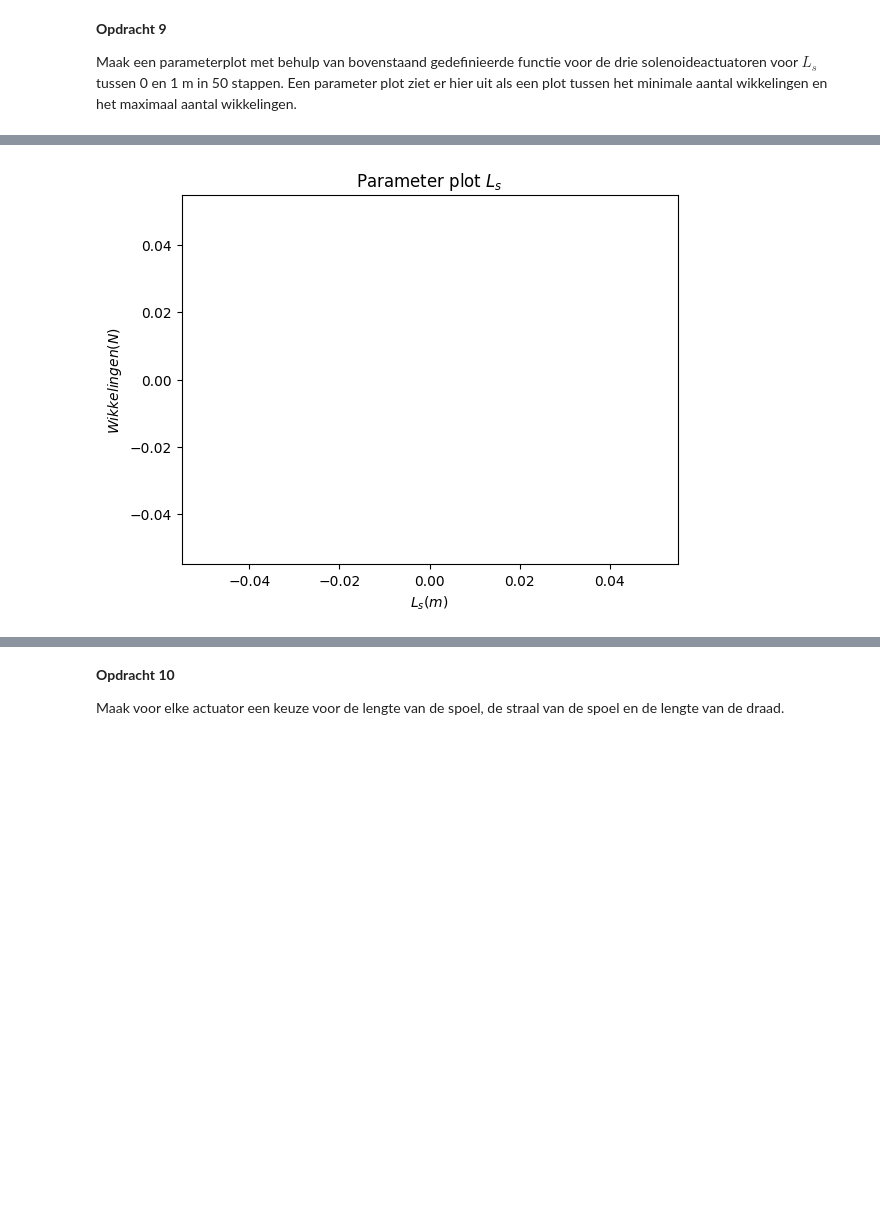
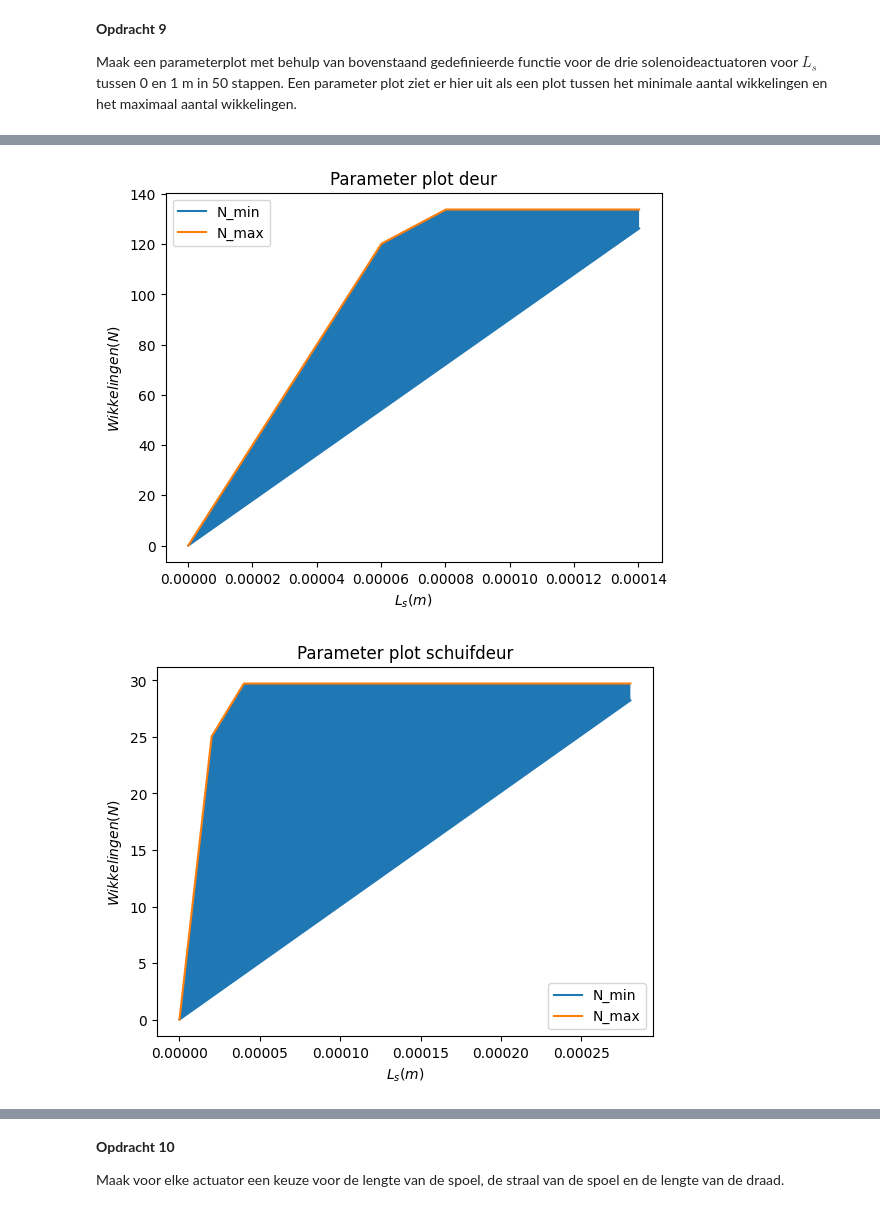
Before and after one commit to sjiemen/DEF_opdrachten_fork, a Jupyter notebook: DigitaleOntwerpopdrachten/2KrachtactuatorOpdracht/2KrachtactuatorOpdracht/KrachtactuatorOpdracht.ipynb, the cells around one changed output, grey strips where cells are left out. Saved outputs shown, nothing was run; the diff lists cells and outputs as text; code cells hidden in the pictures; blank space fills up the shorter version.

```diff
--- a/DigitaleOntwerpopdrachten/2KrachtactuatorOpdracht/2KrachtactuatorOpdracht/KrachtactuatorOpdracht.ipynb
+++ b/DigitaleOntwerpopdrachten/2KrachtactuatorOpdracht/2KrachtactuatorOpdracht/KrachtactuatorOpdracht.ipynb
@@ -160,11 +160,10 @@ Het maximum aantal wikkelingen is de kleinste van voorwaarde 2) en 3). Geef een
 Plaats hier een png met jullie eventuele analytische afleiding.
 # %%
 ### BEGIN SOLUTION
-def aantal_wikkelingen(L_s,r_s,r_d,F,mu,I,L_draad):
+def aantal_wikkelingen(L_s,r_s,r_d,F,I,L_draad):
     # Voeg hieronder de formules voor het maximum en minimum aantal wikkelingen.
-    N_min = (L_s / (r_s*I))*np.sqrt((2*F)/(np.pi*(mu-mu_0)))
-
-    N_max_1 = L_s / (2*r_d)
+    N_min = np.sqrt((2*F*L_s**2)/(I**2*np.pi*mu_0*r_s**2))
+    N_max_1 = (L_s / (2*r_d))*(r_s/r_d)
     N_max_2 = L_draad / (2*np.pi*r_s)
 
     N_max = min(N_max_1,N_max_2)
@@ -172,7 +171,6 @@ def aantal_wikkelingen(L_s,r_s,r_d,F,mu,I,L_draad):
         print('The design with L_s=%.2f m has no workable solution'%L_s)
         N_min = np.nan
         N_max = np.nan
-        N_max = min(N_max_1,N_max_2)
     return N_min, N_max
 # %% [markdown]
 Een parameter plot geeft ons inzicht in de haalbaarheid van het idee. In dit geval willen we kijken naar het mogelijke aantal wikkelingen en de lengte van onze solenoide. Hieronder staat een voorbeeld van code die een voorbeeld plot creëert met minimale eis $y=x$ en de maximale eis $y=2x$.
@@ -194,9 +192,21 @@ plt.show()
 
 Maak een parameterplot met behulp van bovenstaand gedefinieerde functie voor de drie solenoideactuatoren voor $L_s$ tussen 0 en 1 m in 50 stappen. Een parameter plot ziet er hier uit als een plot tussen het minimale aantal wikkelingen en het maximaal aantal wikkelingen.
 # %%
-# batterij
-mu_r = 1000*mu_0
-Ls = np.linspace(0.001,1,50)
+# parameters
+r_s_deur = 0.01
+r_d_deur = 0.0001 / 2
+I_deur = 0.5
+
+r_s_schuifdeur = 0.025
+r_d_schuifdeur = 0.0002 / 2
+I_schuifdeur = 2
+
+r_s_kat = 0.01
+r_d_kat = 0.0002 / 2
+I_kat = 2
+
+
+Ls = np.linspace(0,0.01,500)
 ##N_min, N_max = aantal_wikkelingen(L_s,0.01,0.0001,40,10000*mu_0,0.5,8.41)
 Nmin_deur = []
 Nmax_deur = []
@@ -209,28 +219,56 @@ Nmax_kat = []
 
 for L_s in Ls:
     #deur
-    N_min, N_max = aantal_wikkelingen(L_s, 0.01 ,0.0001, 40, mu_r , 0.5, 8.41)
+    N_min, N_max = aantal_wikkelingen(L_s, r_s_deur ,r_d_deur, 40, I_deur, 8.41)
     Nmin_deur.append(N_min)
     Nmax_deur.append(N_max)
 
     #hond
-    N_min, N_max = aantal_wikkelingen(L_s, 0.025, 0.0002, 50, mu_r, 2, 4.67)
+    N_min, N_max = aantal_wikkelingen(L_s, r_s_schuifdeur, r_d_schuifdeur, 50, I_schuifdeur, 4.67)
     Nmin_schuifdeur.append(N_min)
     Nmax_schuifdeur.append(N_max)
 
     #was
-    N_min, N_max = aantal_wikkelingen(L_s, 0.01, 0.0002, 1, mu_r, 2, 4.67)
+    N_min, N_max = aantal_wikkelingen(L_s, r_s_kat, r_d_kat, 1, I_kat, 4.67)
     Nmin_kat.append(N_min)
     Nmax_kat.append(N_max)
 
-
+N_min_array_deur = np.array(Nmin_deur, dtype=float)
+N_max_array_deur = np.array(Nmax_deur, dtype=float)
+N_min_array_schuifdeur = np.array(Nmin_schuifdeur, dtype=float)
+N_max_array_schuifdeur = np.array(Nmax_schuifdeur, dtype=float)
+N_min_array_kat = np.array(Nmin_kat, dtype=float)
+N_max_array_kat = np.array(Nmax_kat, dtype=float)
 
 plt.figure()
-plt.fill_between(L_s,Nmin_deur,Nmax_deur) # De ruimte tussen de eisen vullen
-plt.title(r"Parameter plot $L_s$")
+plt.plot(Ls,N_min_array_deur, label = 'N_min')
+plt.plot(Ls,N_max_array_deur, label = 'N_max')
+plt.fill_between(Ls,N_min_array_deur,N_max_array_deur) # De ruimte tussen de eisen vullen
+plt.title(r"Parameter plot deur")
+plt.legend()
 plt.xlabel(r"$L_s(m)$")
 plt.ylabel(r"$Wikkelingen(N)$")
 plt.show()
+
+plt.figure()
+plt.plot(Ls,N_min_array_schuifdeur, label = 'N_min')
+plt.plot(Ls,N_max_array_schuifdeur, label = 'N_max')
+plt.fill_between(Ls,N_min_array_schuifdeur,N_max_array_schuifdeur) # De ruimte tussen de eisen vullen
+plt.title(r"Parameter plot schuifdeur")
+plt.legend()
+plt.xlabel(r"$L_s(m)$")
+plt.ylabel(r"$Wikkelingen(N)$")
+plt.show()
+
+plt.figure()
+plt.plot(Ls,N_min_array_kat, label = 'N_min')
+plt.plot(Ls,N_max_array_kat, label = 'N_max')
+plt.fill_between(Ls,N_min_array_kat,N_max_array_kat) # De ruimte tussen de eisen vullen
+plt.title(r"Parameter plot kattenvoer")
+plt.legend()
+plt.xlabel(r"$L_s(m)$")
+plt.ylabel(r"$Wikkelingen(N)$")
+plt.show()
 # %% [output]
 The design with L_s=0.00 m has no workable solution
 The design with L_s=0.00 m has no workable solution
@@ -252 +290,2 @@ The design with L_s=1.00 m has no workable solution
-[figure, old version]
+[figure, new version]
+[figure, added]
```
Also changed, not shown: parts of 1 cell of this notebook.
